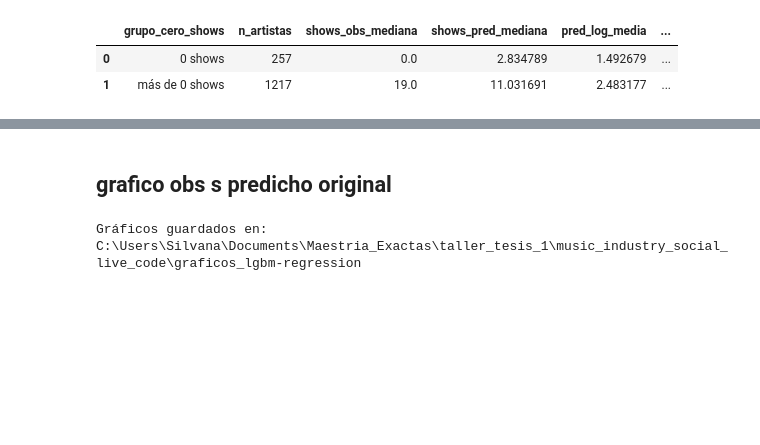
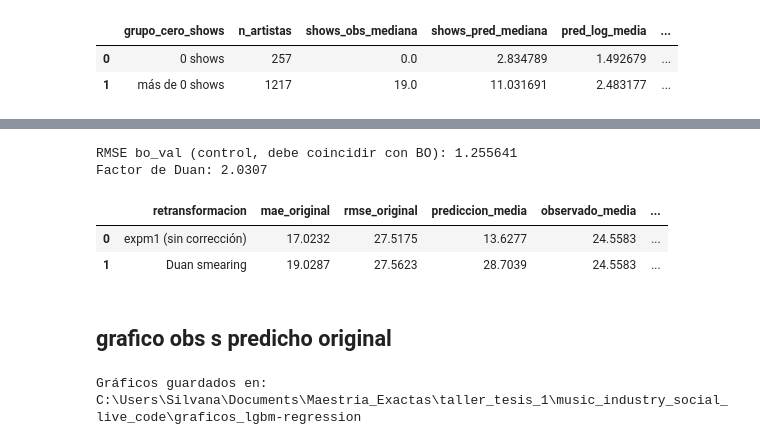
Before and after one commit to SilvanaBContreras/come_together_industria_de_la_musica, a Jupyter notebook: CT_SC_boosting_regression.ipynb, the cells around one changed output, grey strips where cells are left out. Drawn from its saved outputs; the diff is of its cells as text; code cells hidden in the pictures; blank space fills up the shorter version.

```diff
--- a/CT_SC_boosting_regression.ipynb
+++ b/CT_SC_boosting_regression.ipynb
@@ -2581,3 +2612,51 @@ display(tabla_error_ceros)
+# %%
+# ============================================================
+# Corrección de sesgo de retransformación (Duan smearing)
+# Factor estimado con residuos fuera de muestra en bo_val
+# ============================================================
+
+params_duan = {**PARAM["lgbm"]["param_fijos"], **best_params_bo}
+
+pred_bo_val_duan = np.zeros(len(y_bo_val))
+
+for sem in PARAM["BO"]["semillas"]:
+    p = {**params_duan, "seed": int(sem), "verbosity": -1}
+    modelo_duan = lgb.train(p, dtrain_bo)
+    pred_bo_val_duan += modelo_duan.predict(X_bo_val)
+
+pred_bo_val_duan /= len(PARAM["BO"]["semillas"])
+
+print(f"RMSE bo_val (control, debe coincidir con BO): {np.sqrt(mean_squared_error(y_bo_val, pred_bo_val_duan)):.6f}")
+
+factor_duan_lgbm = np.mean(np.exp(y_bo_val - pred_bo_val_duan))
+print(f"Factor de Duan: {factor_duan_lgbm:.4f}")
+
+y_obs_holdout_original = np.expm1(y_holdout)
+y_pred_holdout_expm1 = np.expm1(y_pred_mean)
+y_pred_holdout_duan = np.exp(y_pred_mean) * factor_duan_lgbm - 1
+
+tabla_retransformacion_lgbm = pd.DataFrame([
+    {
+        "retransformacion": nombre,
+        "mae_original": mean_absolute_error(y_obs_holdout_original, pred),
+        "rmse_original": np.sqrt(mean_squared_error(y_obs_holdout_original, pred)),
+        "prediccion_media": np.mean(pred),
+        "observado_media": np.mean(y_obs_holdout_original),
+        "mediana_pred_0_shows": np.median(pred[y_obs_holdout_original == 0]),
+    }
+    for nombre, pred in [
+        ("expm1 (sin corrección)", y_pred_holdout_expm1),
+        ("Duan smearing", y_pred_holdout_duan),
+    ]
+])
+
+display(tabla_retransformacion_lgbm.round(4))
+# %% [output]
+RMSE bo_val (control, debe coincidir con BO): 1.255641
+Factor de Duan: 2.0307
+|  | retransformacion | mae_original | rmse_original | prediccion_media | observado_media | ... |
+| 0 | expm1 (sin corrección) | 17.0232 | 27.5175 | 13.6277 | 24.5583 | ... |
+| 1 | Duan smearing | 19.0287 | 27.5623 | 28.7039 | 24.5583 | ... |
 # %% [markdown]
 ## grafico obs s predicho original
 # %%
```
Also changed, not shown: parts of 14 cells of this notebook, 10 other files.
